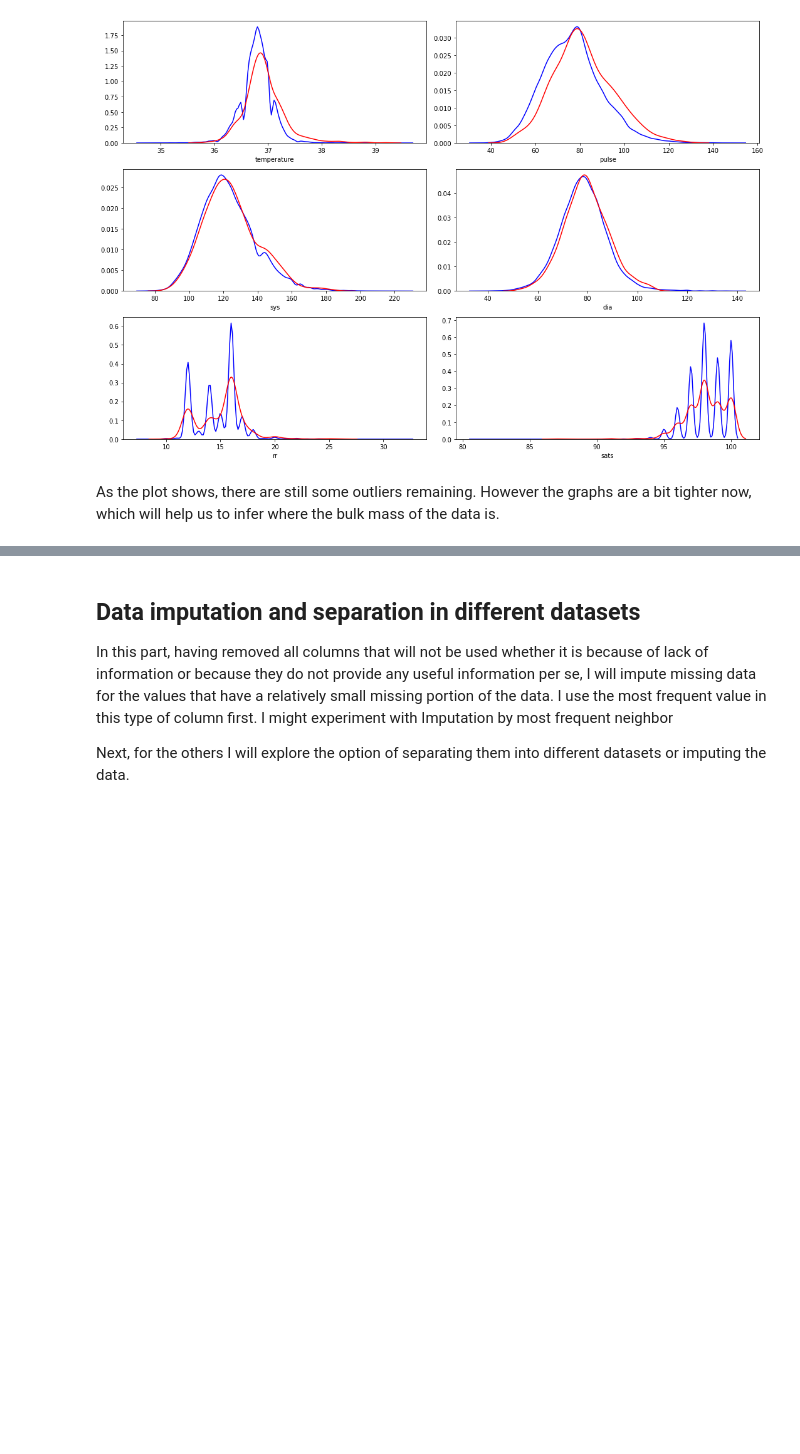
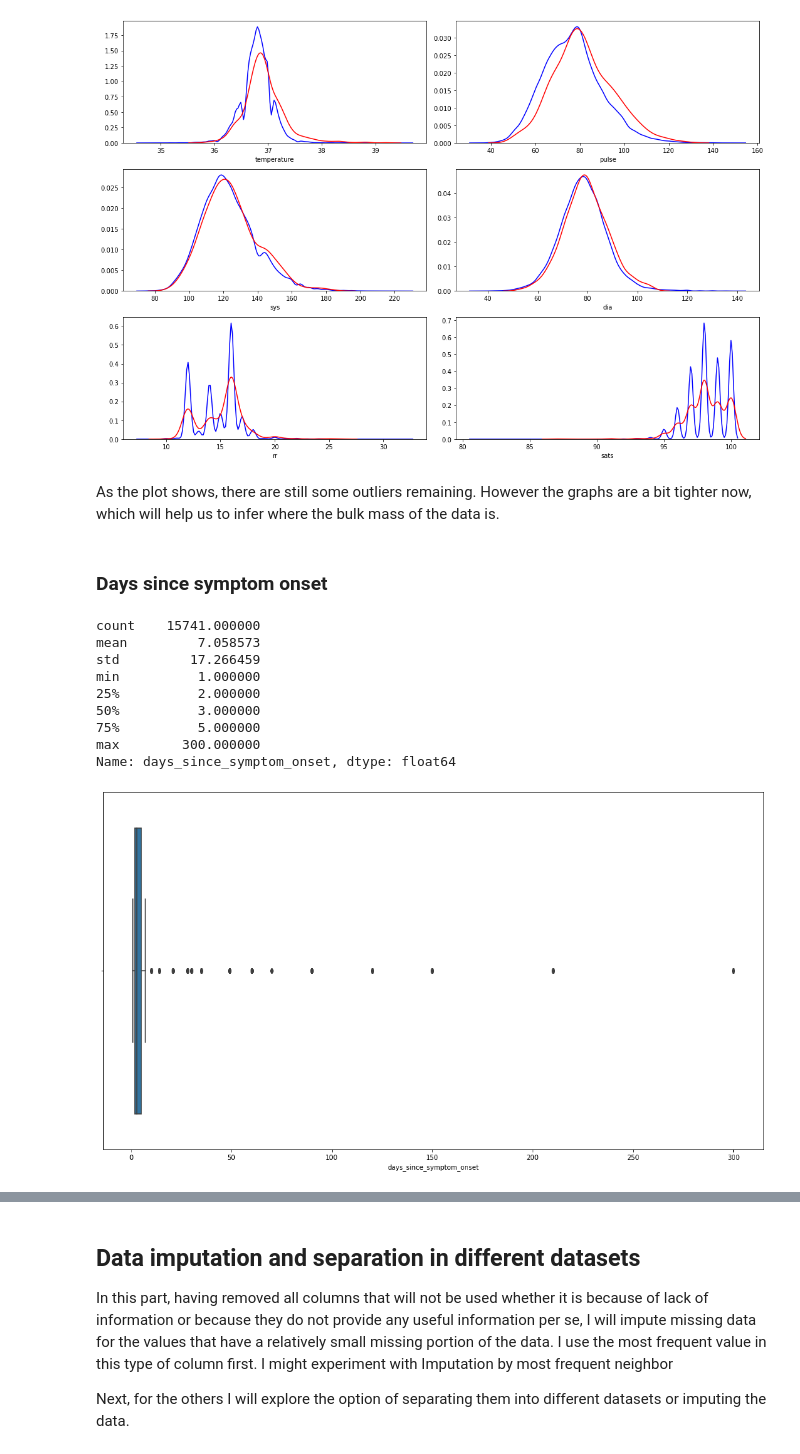
Before and after one commit to Sir-Slade/covid_prediction_project, a Jupyter notebook: DataExploration.ipynb, the cells around one changed output, grey strips where cells are left out. Drawn from its saved outputs; the diff is of its cells as text; code cells hidden in the pictures; blank space fills up the shorter version.

```diff
--- a/DataExploration.ipynb
+++ b/DataExploration.ipynb
@@ -465,3 +521,20 @@ plot_vitals()
 [figure]
 # %% [markdown]
 As the plot shows, there are still some outliers remaining. However the graphs are a bit tighter now, which will help us to infer where the bulk mass of the data is.
+# %% [markdown]
+### Days since symptom onset
+# %%
+plt.figure(figsize=(18,10))
+sns.boxplot(all_data["days_since_symptom_onset"])
+all_data["days_since_symptom_onset"].describe()
+# %% [output]
+count    15741.000000
+mean         7.058573
+std         17.266459
+min          1.000000
+25%          2.000000
+50%          3.000000
+75%          5.000000
+max        300.000000
+Name: days_since_symptom_onset, dtype: float64
+[figure, added]
```
Also changed, not shown: parts of 11 cells of this notebook.
